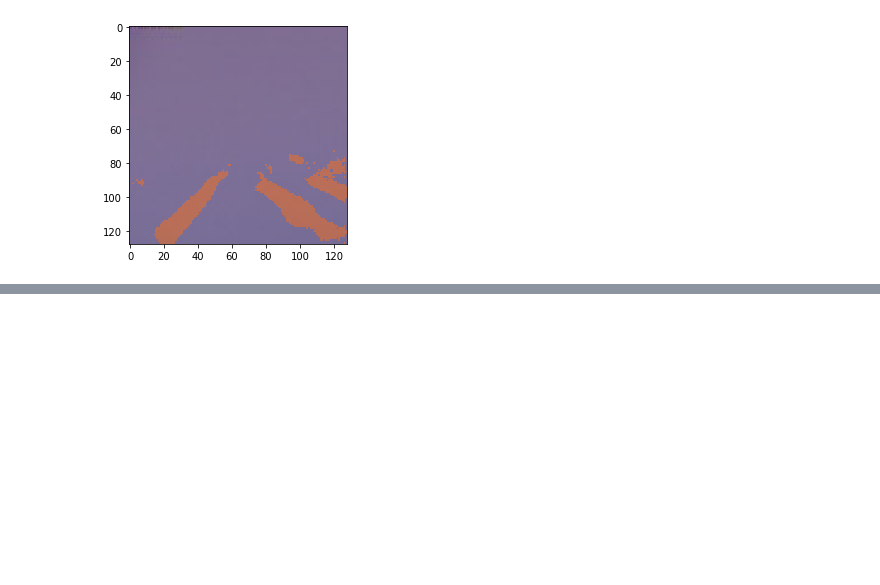
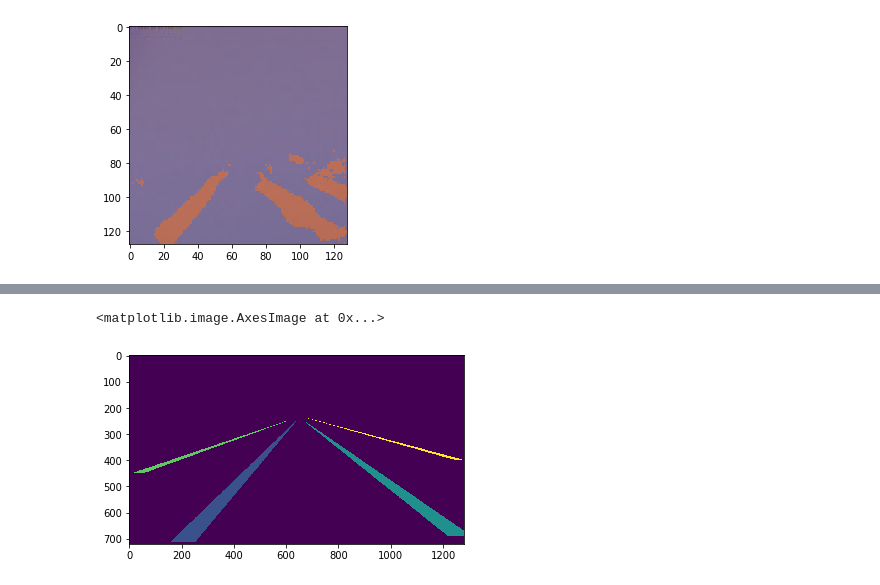
Before and after one commit to anudeepsekhar/Lane-Detection-Pytorch, a Jupyter notebook: scripts/LaneDetection.ipynb, the cells around one changed output, grey strips where cells are left out. Saved outputs shown, nothing was run; the diff lists cells and outputs as text; code cells hidden in the pictures; blank space fills up the shorter version.

```diff
--- a/scripts/LaneDetection.ipynb
+++ b/scripts/LaneDetection.ipynb
@@ -122,0 +187,6 @@ plt.imshow(otsu, cmap='jet', alpha=0.5)
+# %%
+mask = plt.imread('datasets/tu_simple/masks/0313-1/10040/1.tiff')
+plt.imshow(mask)
+# %% [output]
+<matplotlib.image.AxesImage at 0x...>
+[figure, added]
```
Also changed, not shown: parts of 21 cells of this notebook, 7 other files.
